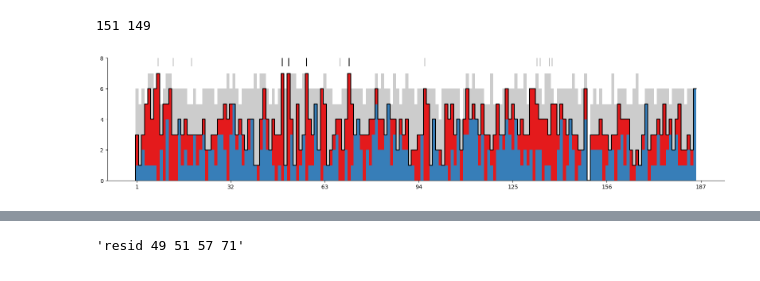
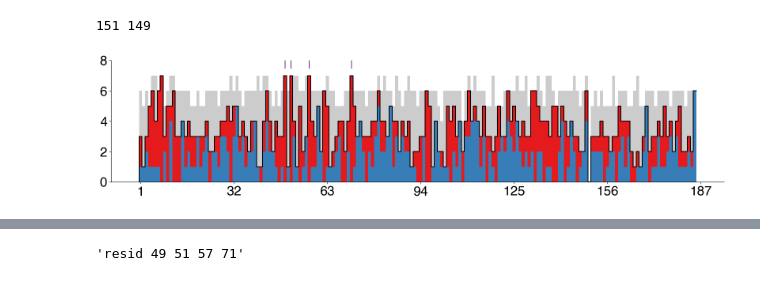
Before and after one commit to fowler-lab/predict-pyrazinamide-resistance, a Jupyter notebook: create-figure-1.ipynb, the cells around one changed output, grey strips where cells are left out. Cells and saved outputs as stored; diff of their text form; code cells hidden in the pictures.

```diff
--- a/create-figure-1.ipynb
+++ b/create-figure-1.ipynb
@@ -4,0 +17,5 @@ import matplotlib.pyplot as plt
+# %%
+MUTATIONS_CORE.reset_index(inplace=True)
+variants_per_sample = MUTATIONS_CORE[['UNIQUEID','POSITION']].groupby('UNIQUEID').count()
+MUTATIONS_CORE.set_index('UNIQUEID', inplace=True)
+variants_per_sample.POSITION.value_counts()
@@ -4,0 +142,28 @@ import matplotlib.pyplot as plt
+# %%
+# create data
+
+groups = {'syn': (n_syn_r,(n_syn-n_syn_r)),
+          'indel': (n_indel_r,(n_indel-n_indel_r)),
+          'promoter': (n_promoter_r,(n_promoter-n_promoter_r)),
+          'missense': (n_missense_r,(n_missense-n_missense_r)),
+          'nonsense': (n_nonsense_r,(n_nonsense-n_nonsense_r))
+          }
+
+colours = ['#e41a1c', '#377eb8']
+
+size_of_groups=[n_syn_r,(n_syn-n_syn_r)]
+size_of_groups=[n_missense_r,(n_missense-n_missense_r)]
+
+
+for i in groups:
+
+    size_of_groups = groups[i]
+
+    # Create a pieplot
+    fig,axes=plt.subplots(1,1,figsize=(3,3))
+    axes.pie(size_of_groups, colors=colours)
+
+    # add a circle at the center to transform it in a donut chart
+    my_circle=plt.Circle( (0,0), 0.5, color='white')
+    fig.gca().add_artist(my_circle)
+    fig.savefig('pdf/fig-donut-'+i+'.pdf',bbox_inches='tight',transparent=True)
@@ -106,24 +370,24 @@ active_site_residues = [8,13,19,68,96,133,134,137,138]
 # %%
 fig,axes=plt.subplots(1,1,figsize=(20,4))
 axes.spines['right'].set_visible(False)
 axes.spines['top'].set_visible(False)
 axes.set_ylim([0,7])
 axes.set_yticks(range(0,10,2))
 axes.set_xticks(range(1,188,31))
 axes.bar(total.index, total.MAX, width=1, color='#cccccc')
 axes.bar(total.index, total.S, width=1, color='#377eb8')
 axes.bar(total.index, total.R, bottom=total.S, width=1, color='#e41a1c')
 axes.plot(xs,ys, color='black')
 
 # annotate the metal binding sites
 for i in metal_binding_residues:
-    axes.plot((i,i),(7.5,8.5), color='black')
+    axes.plot((i,i),(7.5,8.5), color='#68378b')
 
-for i in active_site_residues:
-    axes.plot((i,i),(7.5,8.5), color='#bbbbbb')
+# for i in active_site_residues:
+#     axes.plot((i,i),(7.5,8.5), color='#e4bad7')
 
-
+matplotlib.rcParams.update({'font.size': 24})
 # axes.plot(xs,yt, color='black')
-fig.savefig('pdf/fig-1_hist-codon.pdf')
+fig.savefig('pdf/fig-1_hist-codon.pdf',bbox_inches='tight',transparent=True)
 # %% [output]
-[figure, old version]
+[figure, new version]
```
Also changed, not shown: parts of 30 cells of this notebook, 14 other files.
